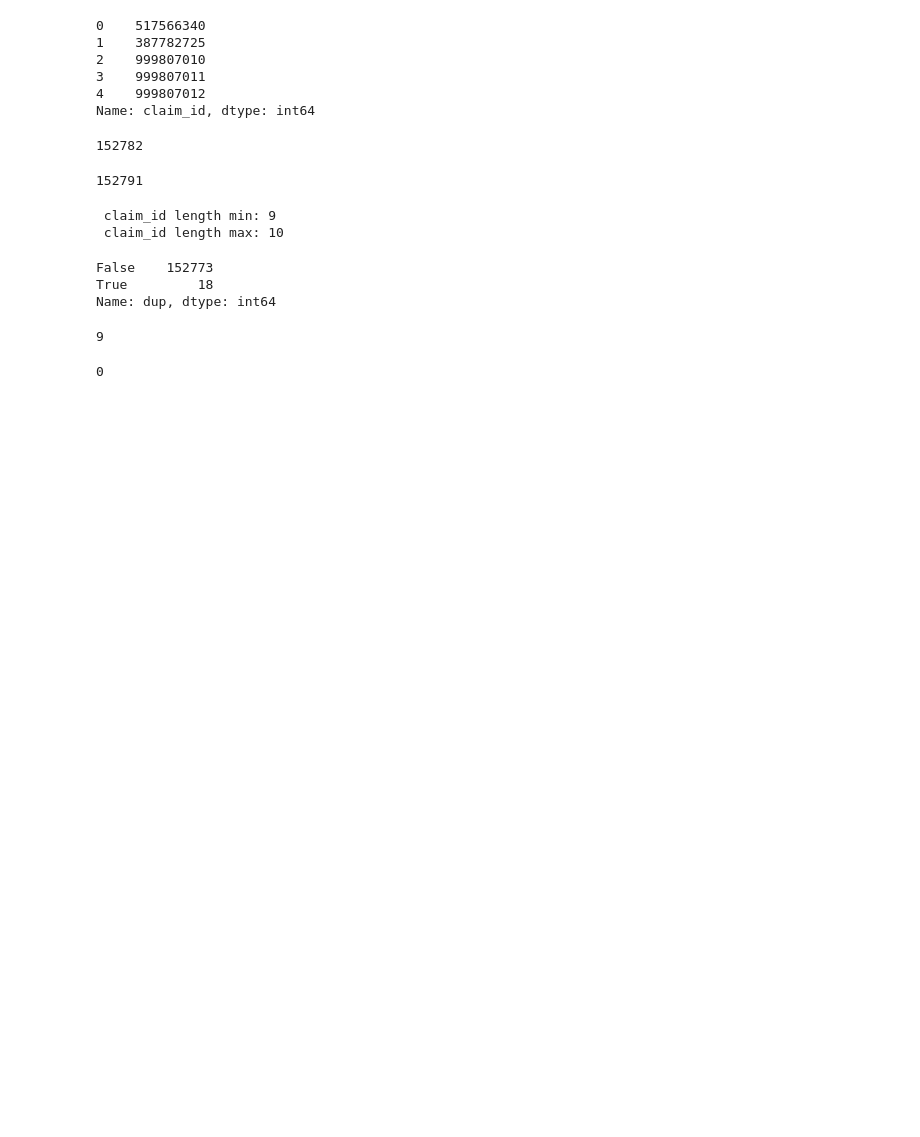
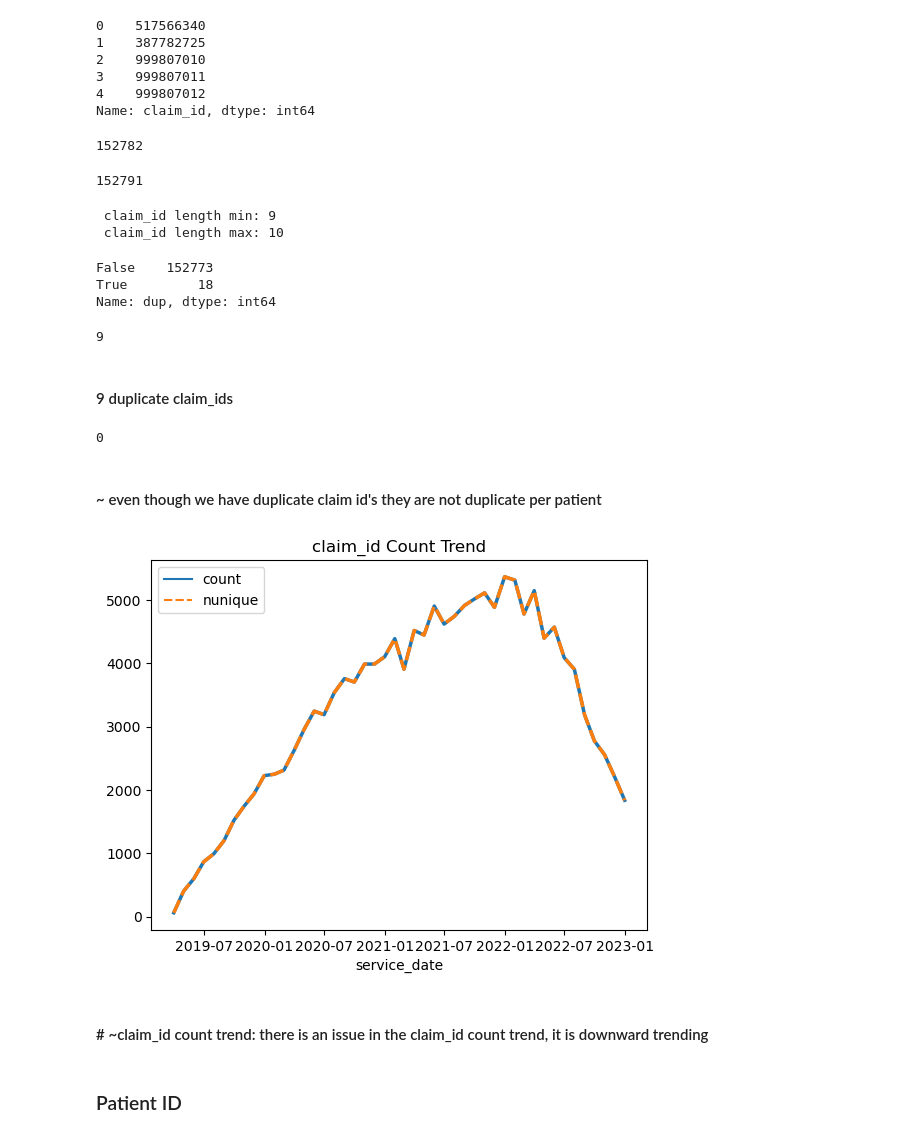
Before and after one commit to nicksv03/Survival_Analysis_BYOP, a Jupyter notebook: exploratory_data_analysis.ipynb, the cells around one changed output. Drawn from its saved outputs; the diff is of its cells as text; code cells hidden in the pictures; blank space fills up the shorter version.

```diff
--- a/exploratory_data_analysis.ipynb
+++ b/exploratory_data_analysis.ipynb
@@ -69,8 +68,23 @@ dups = apld[apld['dup'] == 1].sort_values(by=['claim_id'])
 len(dups['claim_id'].unique())
 # %% [output]
 9
-# %%
-# ~ even though we have duplicate claim id's they are not duplicate per patient
-dups.duplicated(['claim_id', 'patient_id'], keep=False).sum()
-# %% [output]
-0
+# %% [markdown]
+#### 9 duplicate claim_ids
+# %%
+dups.duplicated(['claim_id', 'patient_id'], keep=False).sum()
+# %% [output]
+0
+# %% [markdown]
+#### ~ even though we have duplicate claim id's they are not duplicate per patient
+# %%
+trend =  apld.groupby(['service_date']).agg({'service_date': 'count', 'claim_id': 'nunique'}).rename(columns={'service_date': 'count', 'claim_id' : 'nunique'})
+trend = trend.resample('M').sum()
+# %%
+sns.lineplot(data=trend, palette='tab10', linewidth=2.5).set_title('claim_id Count Trend')
+plt.show()
+# %% [output]
+[figure, added]
+# %% [markdown]
+#### # ~claim_id count trend: there is an issue in the claim_id count trend, it is downward trending
+# %% [markdown]
+### Patient ID
```
Also changed, not shown: parts of 17 cells of this notebook.
